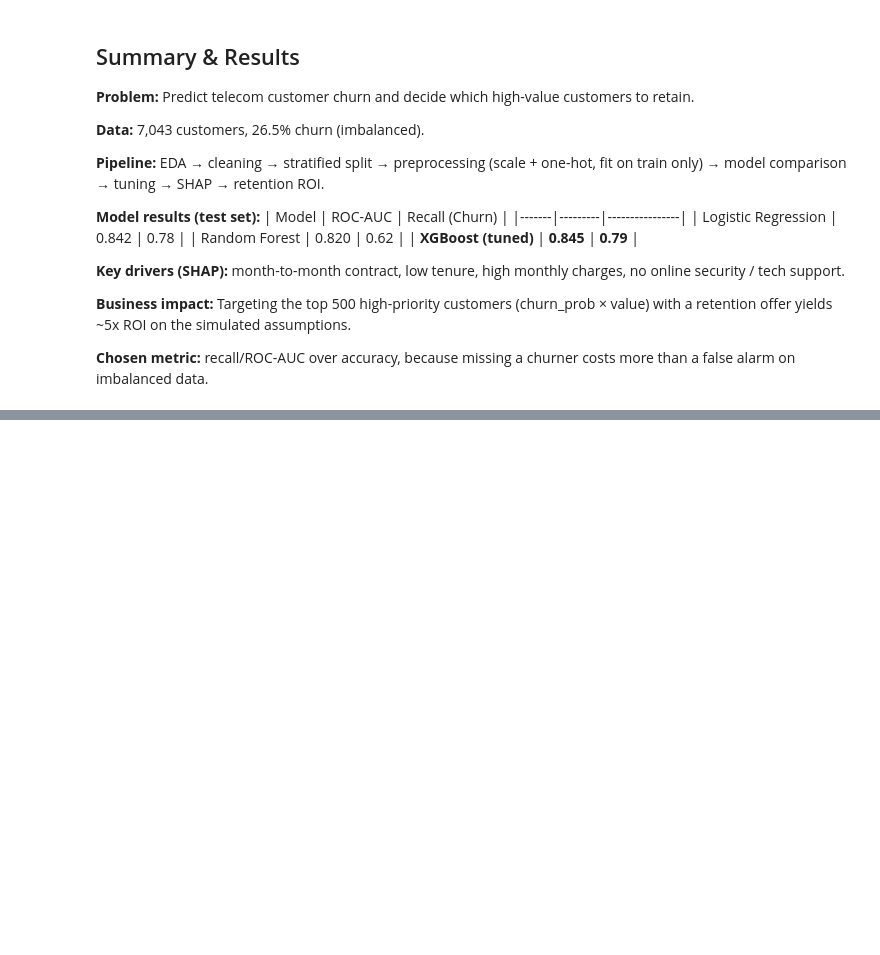
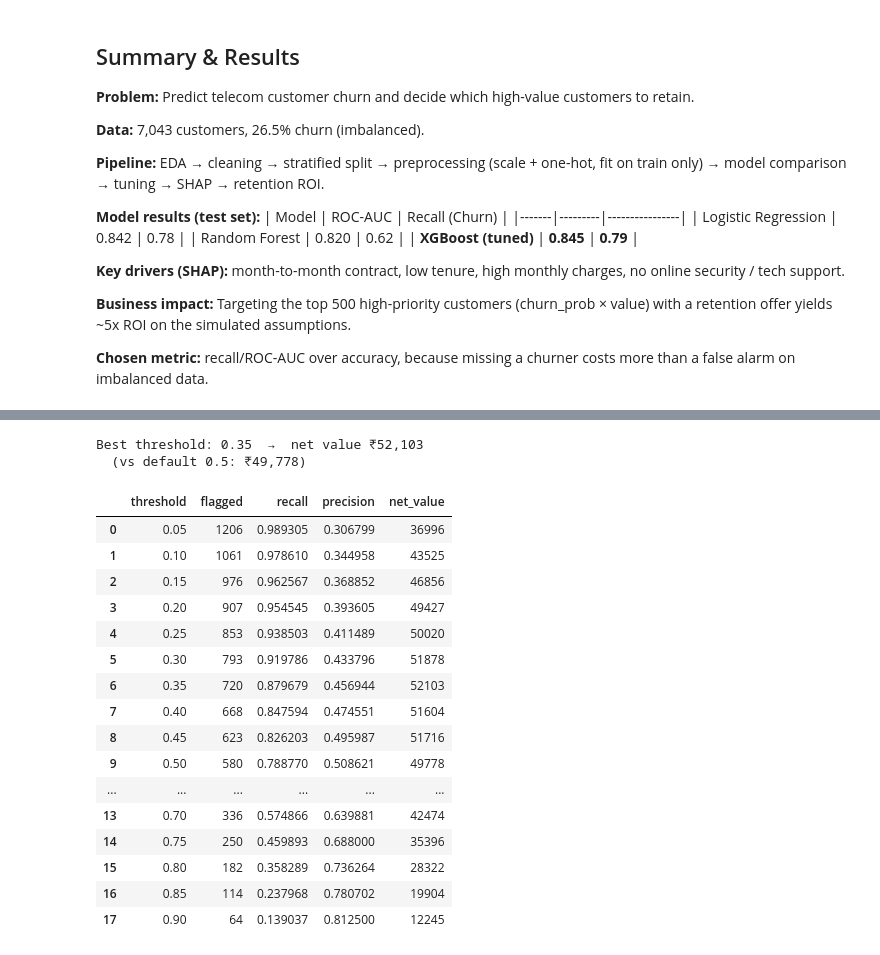
Before and after one commit to lavishsolanki941/Churn-, a Jupyter notebook: churn_prediction.ipynb, the cells around one changed output, grey strips where cells are left out. Cells and saved outputs as stored; diff of their text form; code cells hidden in the pictures; blank space fills up the shorter version.

```diff
--- a/churn_prediction.ipynb
+++ b/churn_prediction.ipynb
@@ -604,0 +626,51 @@ print(plan)
+# %%
+# Business assumptions (same as Phase 6)
+OFFER_COST = 50
+SUCCESS_RATE = 0.30
+
+# Value of each test customer (12-month revenue at risk)
+test_value = X_test["MonthlyCharges"].values * 12
+y_true = y_test.values
+
+results = []
+for t in np.arange(0.05, 0.95, 0.05):
+    flagged = xgb_tuned_proba >= t
+
+    spend = flagged.sum() * OFFER_COST
+    # money saved = value of the REAL churners we flagged × how often the offer works
+    saved = (test_value[flagged & (y_true == 1)] * SUCCESS_RATE).sum()
+    net = saved - spend
+
+    results.append({
+        "threshold": round(t, 2),
+        "flagged": int(flagged.sum()),
+        "recall": recall_score(y_true, flagged),
+        "precision": precision_score(y_true, flagged, zero_division=0),
+        "net_value": round(net),
+    })
+
+res = pd.DataFrame(results)
+best = res.loc[res["net_value"].idxmax()]
+print(f"Best threshold: {best['threshold']}  →  net value ₹{best['net_value']:,.0f}")
+print(f"  (vs default 0.5: ₹{res[res.threshold==0.5]['net_value'].values[0]:,.0f})")
+res
+# %% [output]
+Best threshold: 0.35  →  net value ₹52,103
+  (vs default 0.5: ₹49,778)
+|  | threshold | flagged | recall | precision | net_value |
+| 0 | 0.05 | 1206 | 0.989305 | 0.306799 | 36996 |
+| 1 | 0.10 | 1061 | 0.978610 | 0.344958 | 43525 |
+| 2 | 0.15 | 976 | 0.962567 | 0.368852 | 46856 |
+| 3 | 0.20 | 907 | 0.954545 | 0.393605 | 49427 |
+| 4 | 0.25 | 853 | 0.938503 | 0.411489 | 50020 |
+| 5 | 0.30 | 793 | 0.919786 | 0.433796 | 51878 |
+| 6 | 0.35 | 720 | 0.879679 | 0.456944 | 52103 |
+| 7 | 0.40 | 668 | 0.847594 | 0.474551 | 51604 |
+| 8 | 0.45 | 623 | 0.826203 | 0.495987 | 51716 |
+| 9 | 0.50 | 580 | 0.788770 | 0.508621 | 49778 |
+| ... | ... | ... | ... | ... | ... |
+| 13 | 0.70 | 336 | 0.574866 | 0.639881 | 42474 |
+| 14 | 0.75 | 250 | 0.459893 | 0.688000 | 35396 |
+| 15 | 0.80 | 182 | 0.358289 | 0.736264 | 28322 |
+| 16 | 0.85 | 114 | 0.237968 | 0.780702 | 19904 |
+| 17 | 0.90 | 64 | 0.139037 | 0.812500 | 12245 |
```
Also changed, not shown: parts of 5 cells of this notebook, 1 other file.
